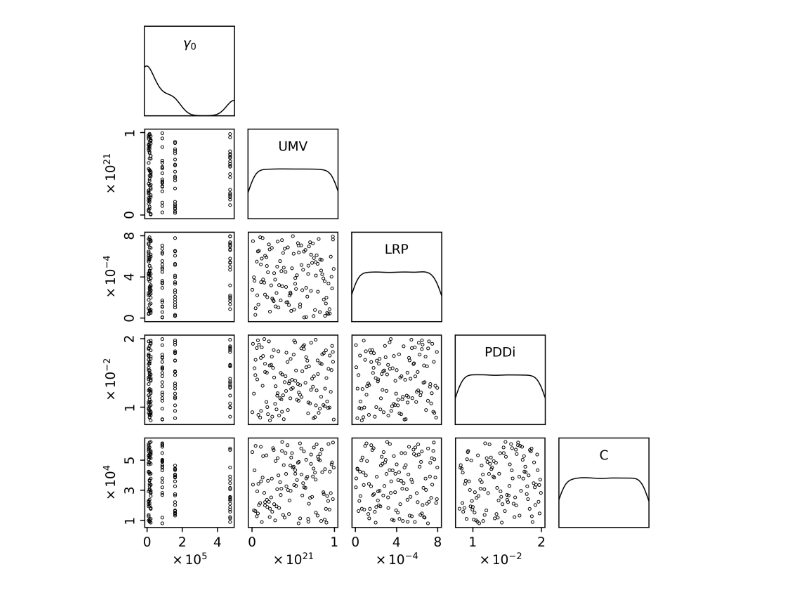
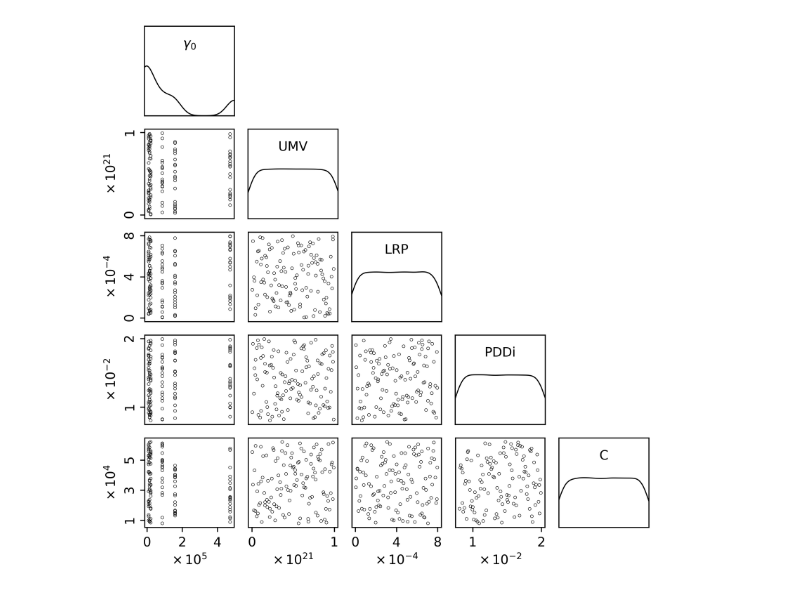
Before and after one commit to Jonniebarnsley/phd, a Jupyter notebook: analysis/notebooks/pairs.ipynb, the cells around one changed output. Saved outputs shown, nothing was run; the diff lists cells and outputs as text; code cells hidden in the pictures.

```diff
--- a/analysis/notebooks/pairs.ipynb
+++ b/analysis/notebooks/pairs.ipynb
@@ -8,21 +9,22 @@ parameters = df[parameter_names]
 # %%
 ticks = {
     'gamma0'    : [0, 2e5, 4e5],
     'UMV'       : [0, 1e21],
     'LRP'       : [0, 4e-4, 8e-4],
     'PDDi'      : [1e-2, 2e-2],
     'WeertC'    : [1e4, 3e4, 5e4]
 }
 
 labels = ['$\gamma_0$', 'UMV', 'LRP', 'PDDi', 'C']
 
 kw = {
     's'         : 5,
-    'lw'        : 0.5,
+    'lw'        : 0.3,
     'edgecolor' : 'black',
     'facecolor' : 'none'
 }
 
 fig = pairs.plot(parameters, ticks=ticks, labels=labels, **kw)
+plt.savefig('plots/pdf/pairs.pdf', format='pdf')
 # %% [output]
-[figure, old version]
+[figure, new version]
```
Also changed, not shown: parts of 1 cell of this notebook, 1 other file.
